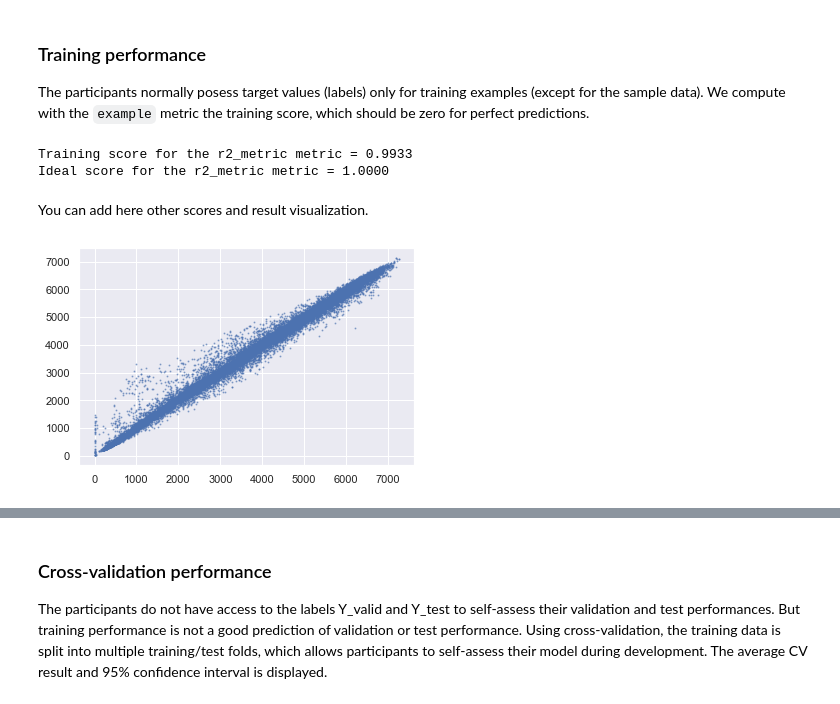
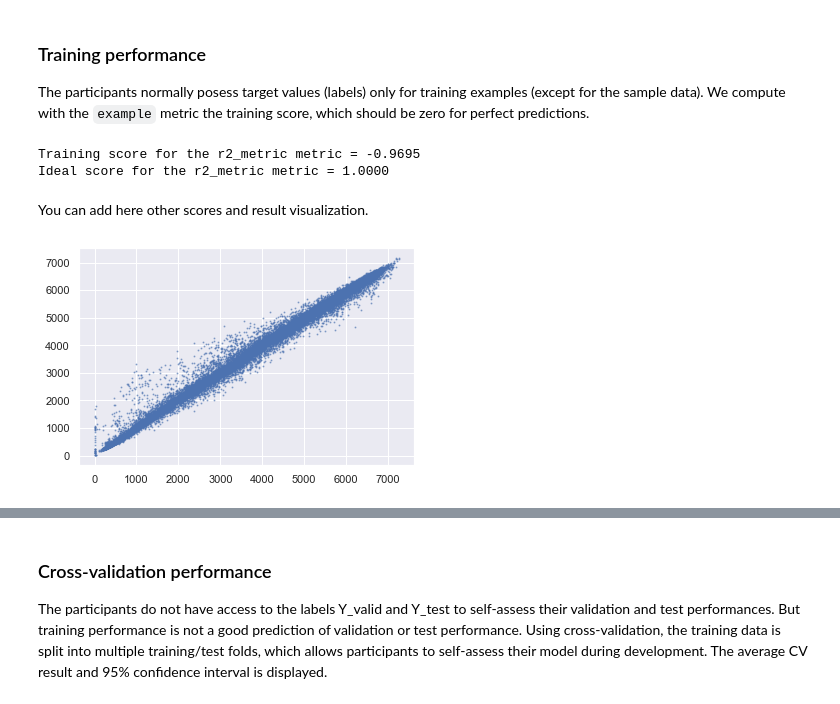
Before and after one commit to jf-pnj/velo, a Jupyter notebook: starting_kit/README_model_AutoTest.ipynb, the cells around one changed output, grey strips where cells are left out. Saved outputs shown, nothing was run; the diff lists cells and outputs as text; code cells hidden in the pictures.

```diff
--- a/starting_kit/README_model_AutoTest.ipynb
+++ b/starting_kit/README_model_AutoTest.ipynb
@@ -398 +394,9 @@ Save the trained model (will be ready to reload next time around) and save the p
+# %%
+RF_model = RandomForestRegressor()
+
+RF_model.fit(X_train, y_train.ravel())
+
+Y_hat_train = RF_model.predict(X_train)
+Y_hat_valid = RF_model.predict(D.data['X_valid'])
+Y_hat_test = RF_model.predict(D.data['X_test'])
 # %%
@@ -424,15 +427,15 @@ Using scoring metric: r2_metric
 
 The participants normally posess target values (labels) only for training examples (except for the sample data). We compute with the `example` metric the training score, which should be zero for perfect predictions.
 # %%
-print('Training score for the', metric_name, 'metric = %5.4f' % scoring_function(Y_train, Y_hat_train))
-print('Ideal score for the', metric_name, 'metric = %5.4f' % scoring_function(Y_train, Y_train))
+print('Training score for the', metric_name, 'metric = %5.4f' % scoring_function(y_train, Y_hat_train))
+print('Ideal score for the', metric_name, 'metric = %5.4f' % scoring_function(y_train, y_train))
 # %% [output]
-Training score for the r2_metric metric = 0.9933
+Training score for the r2_metric metric = -0.9695
 Ideal score for the r2_metric metric = 1.0000
 # %% [markdown]
 You can add here other scores and result visualization.
 # %%
-plt.scatter(Y_train, Y_hat_train, alpha ='0.5', s = 1 )
+plt.scatter(y_train, Y_hat_train, alpha ='0.5', s = 1 )
 plt.show()
 # %% [output]
-[figure, old version]
+[figure, new version]
```
Also changed, not shown: parts of 7 cells of this notebook, 9 other files.
